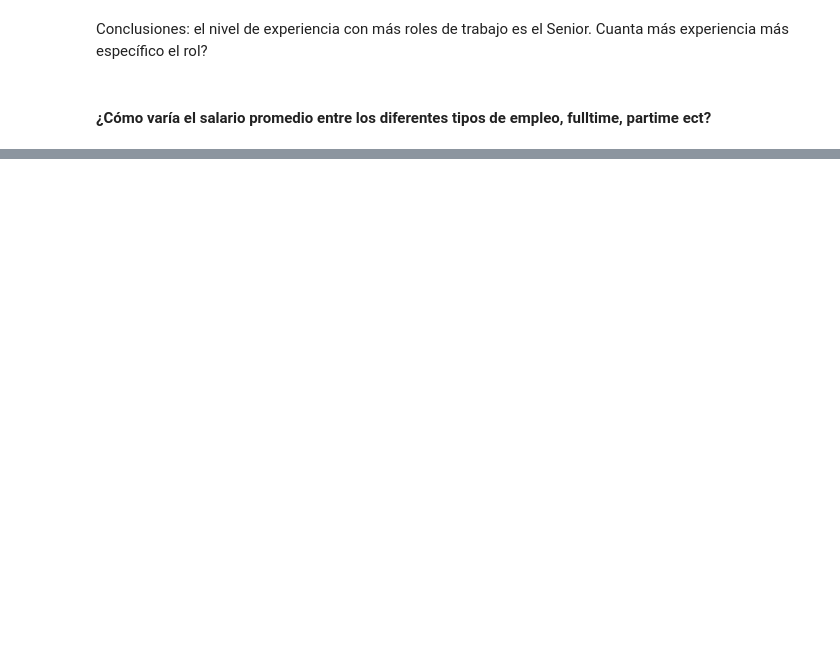
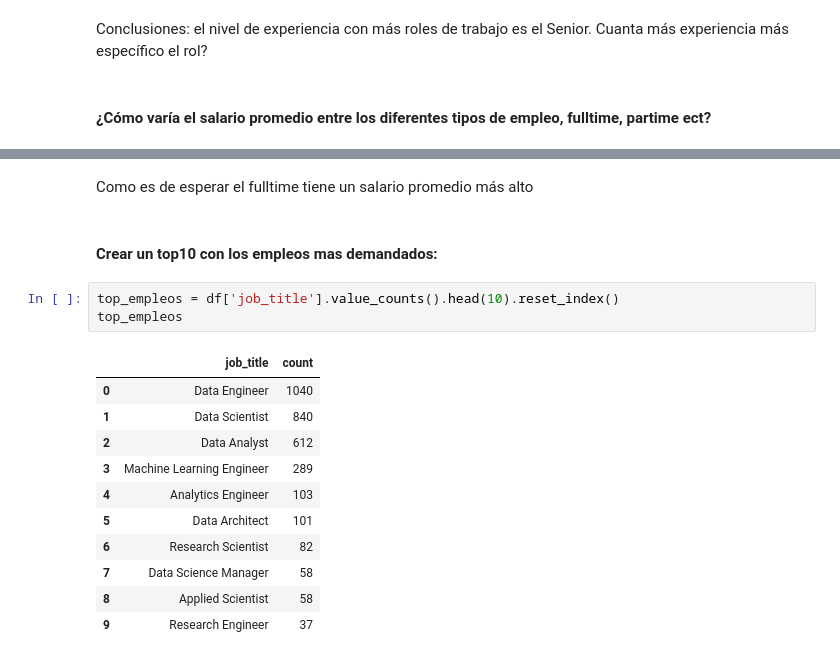
Before and after one commit to DanielaRosero/DataScienceSalary, a Jupyter notebook: notebook.ipynb, the cells around one changed output, grey strips where cells are left out. Drawn from its saved outputs; the diff is of its cells as text; blank space fills up the shorter version.

```diff
--- a/notebook.ipynb
+++ b/notebook.ipynb
@@ -394,0 +414,20 @@ df.head()
+# %% [markdown]
+Como es de esperar el fulltime tiene un salario promedio más alto
+# %% [markdown]
+
+#### Crear un top10 con los empleos mas demandados:
+# %%
+top_empleos = df['job_title'].value_counts().head(10).reset_index()
+top_empleos
+# %% [output]
+|  | job_title | count |
+| 0 | Data Engineer | 1040 |
+| 1 | Data Scientist | 840 |
+| 2 | Data Analyst | 612 |
+| 3 | Machine Learning Engineer | 289 |
+| 4 | Analytics Engineer | 103 |
+| 5 | Data Architect | 101 |
+| 6 | Research Scientist | 82 |
+| 7 | Data Science Manager | 58 |
+| 8 | Applied Scientist | 58 |
+| 9 | Research Engineer | 37 |
```
Also changed, not shown: parts of 10 cells of this notebook.
